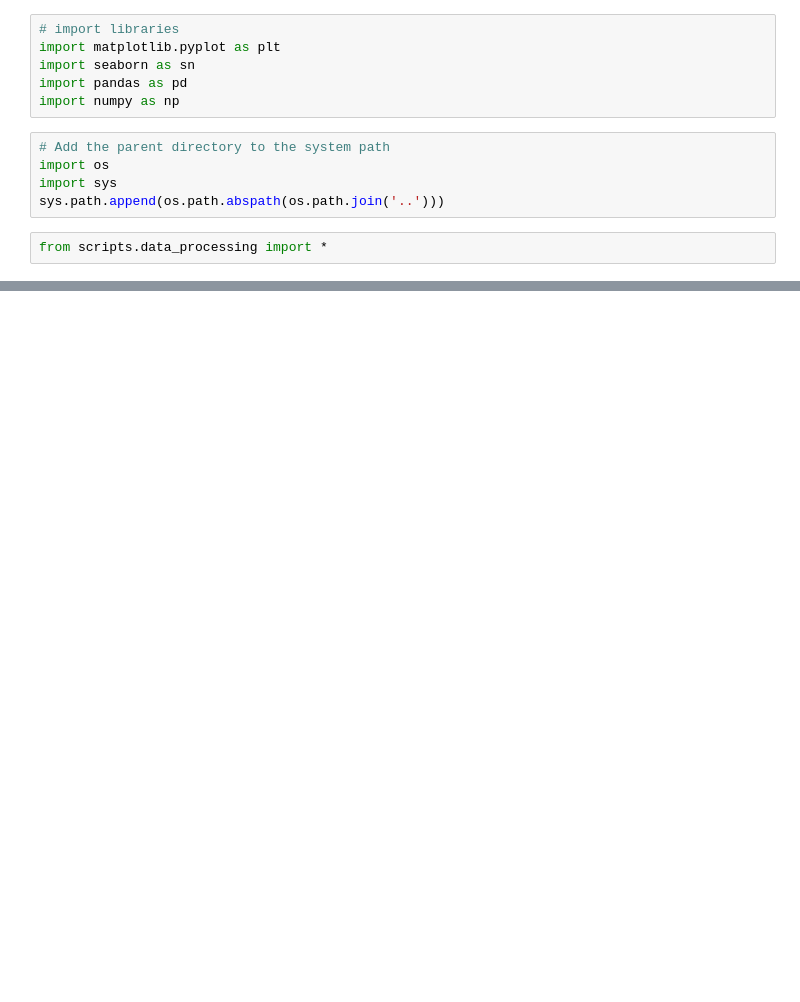
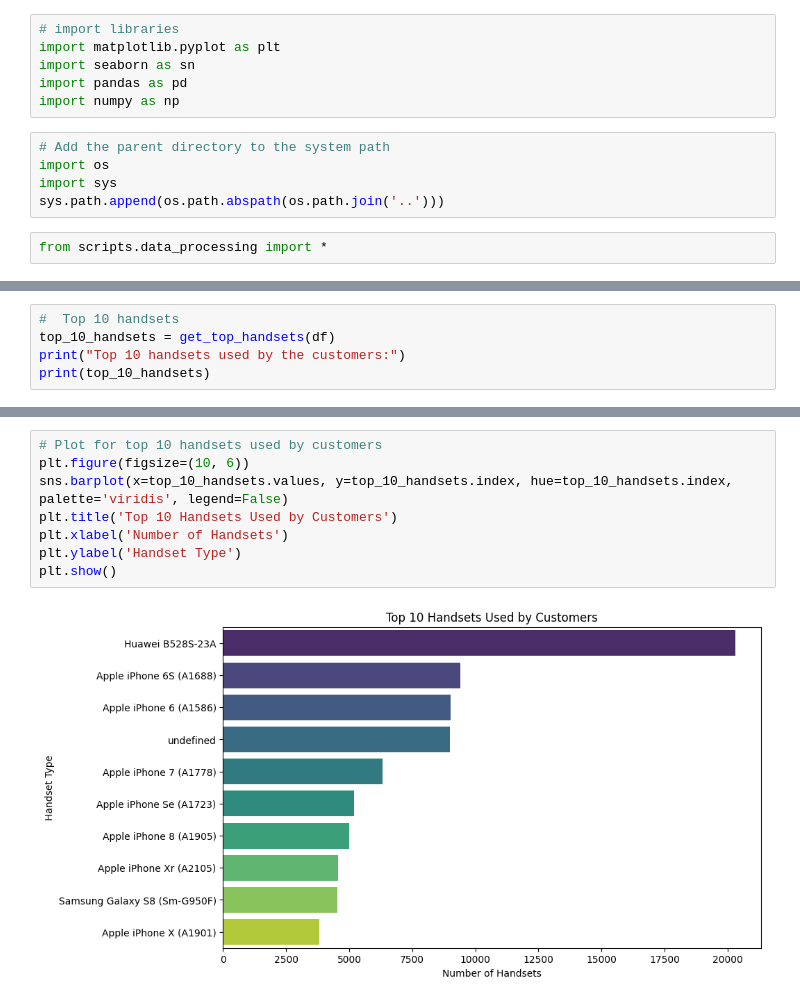
Before and after one commit to Gemechu90/Telecom-Growth-Analysis, a Jupyter notebook: notebooks/User_Overview_Analysis.ipynb, the cells around one changed output, grey strips where cells are left out. Cells and saved outputs as stored; diff of their text form; blank space fills up the shorter version.

```diff
--- a/notebooks/User_Overview_Analysis.ipynb
+++ b/notebooks/User_Overview_Analysis.ipynb
@@ -18,0 +107,5 @@ FileNotFoundError: [Errno 2] No such file or directory: '../data/cleaned_telecom
+# %%
+#  Top 10 handsets
+top_10_handsets = get_top_handsets(df)
+print("Top 10 handsets used by the customers:")
+print(top_10_handsets)
@@ -18,0 +126,10 @@ FileNotFoundError: [Errno 2] No such file or directory: '../data/cleaned_telecom
+# %%
+# Plot for top 10 handsets used by customers
+plt.figure(figsize=(10, 6))
+sns.barplot(x=top_10_handsets.values, y=top_10_handsets.index, hue=top_10_handsets.index, palette='viridis', legend=False)
+plt.title('Top 10 Handsets Used by Customers')
+plt.xlabel('Number of Handsets')
+plt.ylabel('Handset Type')
+plt.show()
+# %% [output]
+[figure, added]
```
Also changed, not shown: parts of 10 cells of this notebook.
